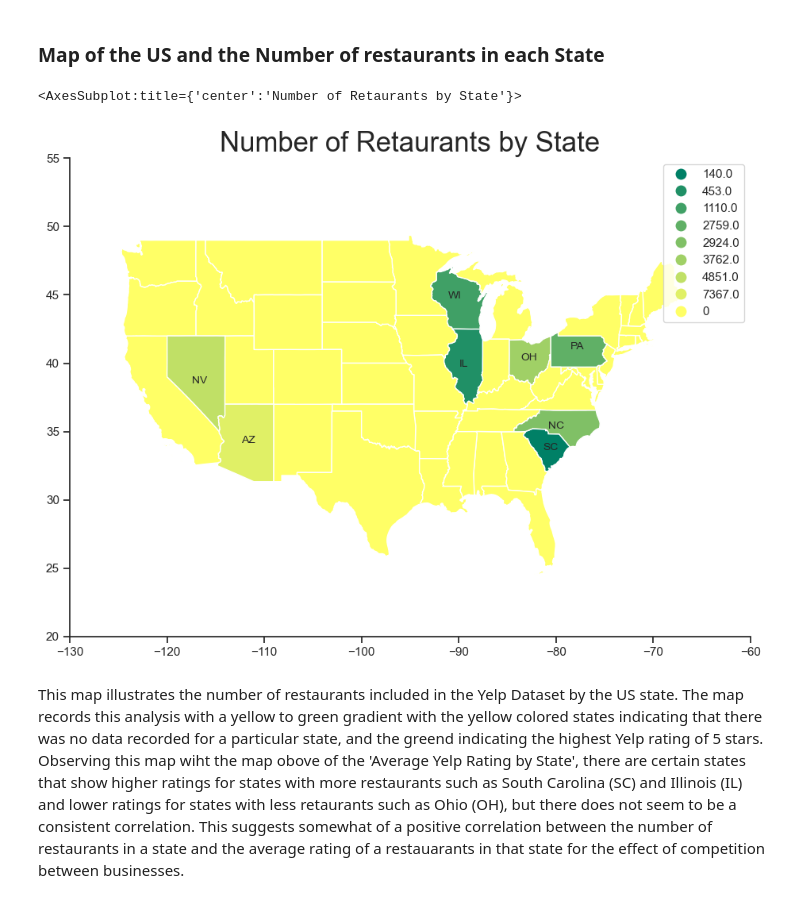
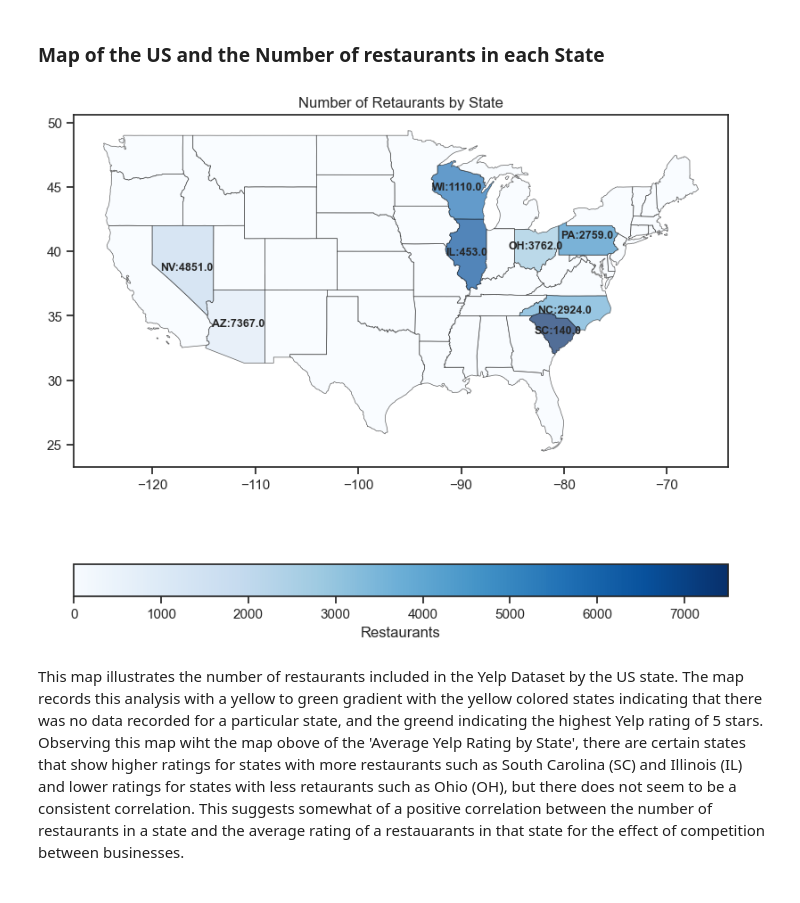
Before and after one commit to vvickychan/yelp-code, a Jupyter notebook: yelp.ipynb, the cells around one changed output. Cells and saved outputs as stored; diff of their text form; code cells hidden in the pictures.

```diff
--- a/yelp.ipynb
+++ b/yelp.ipynb
@@ -743,38 +795,47 @@ This map generates a visual for the average Yelp star rating for restaurants in
 # %%
  # url of our shape file
 path="/Users/vickychan/Dropbox/Mac/Desktop/yelp-code/cb_2018_us_state_20m"
 df_state_data = us_states[['state','total_restaurants']]
 # retrieving csv files from paths
 geo_usa = gpd.read_file(path+'/cb_2018_us_state_20m.dbf')
 state_data = gpd.read_file('/Users/vickychan/Dropbox/Mac/Desktop/yelp-code/statelatlong.csv')
 state_data = state_data.rename(columns={'State': 'STUSPS'})
 
+
 # merging the data together
 geo_merge_1=geo_usa.merge(df_state_data,how='left', left_on='STUSPS', right_on='state')
 geo_merge_1.fillna('0', inplace=True)
 
-# plot USA map
-ax = geo_merge_1.plot(column='total_restaurants',figsize=(25, 7),cmap='summer', legend=True)
+remove = ['HI','VI','MP','GU','AK','AS','PR']
+main_us_1 = geo_merge_1
+for n in remove:
+    main_us_1 = main_us_1[main_us_1.STUSPS != n]
+
+fig, ax = plt.subplots(1,1)
+
+cmap = mpl.cm.Blues
+norm = mpl.colors.Normalize(vmin=0, vmax=7500)
+
+cax = fig.colorbar(mpl.cm.ScalarMappable(norm=norm, cmap=cmap),
+            orientation='horizontal', label='Restaurants', fraction=0.06, pad=0.15)
+
+ax = main_us_1.plot(column = 'total_restaurants', ax=ax, alpha=0.7, cmap='Blues_r',edgecolor='k', linewidth=0.5, cax = cax)
+
+plt.title('Number of Retaurants by State')
 
 geo_merge_1['coords'] = geo_merge_1['geometry'].apply(lambda x: x.representative_point().coords[:])
 geo_merge_1['coords'] = [coords[0] for coords in geo_merge_1['coords']]
 
-# labelling the states
 for idx, row in geo_merge_1.iterrows():
     state_text = geo_merge_1['STUSPS'][idx]
     if state_text in ['AZ', 'PA', 'SC', 'IL', 'NC', 'NV', 'OH', 'WI']:
-        plt.annotate(text=state_text, xy=row['coords'],
-                    horizontalalignment='center', fontsize=10)
+        plt.annotate(text=state_text+':' + str(geo_merge_1['total_restaurants'][idx]), xy=row['coords'],
+                    horizontalalignment='center', fontsize=9, weight='bold')
 
-plt.xlim(-130,-60)
-plt.ylim(20,55)
-ax.spines['top'].set_visible(False)
-ax.spines['right'].set_visible(False)
-plt.title('Number of Retaurants by State',fontsize=25)
-ax
+plt.rcParams["figure.figsize"] = (8,8)
+plt.show()
 # %% [output]
-<AxesSubplot:title={'center':'Number of Retaurants by State'}>
-[figure, old version]
+[figure, new version]
 # %% [markdown]
 This map illustrates the number of restaurants included in the Yelp Dataset by the US state. The map records this analysis with a yellow to green gradient with the yellow colored states indicating that there was no data recorded for a particular state, and the greend indicating the highest Yelp rating of 5 stars. Observing this map wiht the map obove of the 'Average Yelp Rating by State', there  are certain states that show higher ratings for states with more restaurants such as South Carolina (SC) and Illinois (IL) and lower ratings for states with less retaurants such as Ohio (OH), but there does not seem to be a consistent correlation. This suggests somewhat of a positive correlation between the number of restaurants in a state and the average rating of a restauarants in that state for the effect of competition between businesses.
 # %% [markdown]
```
Also changed, not shown: parts of 9 cells of this notebook.
